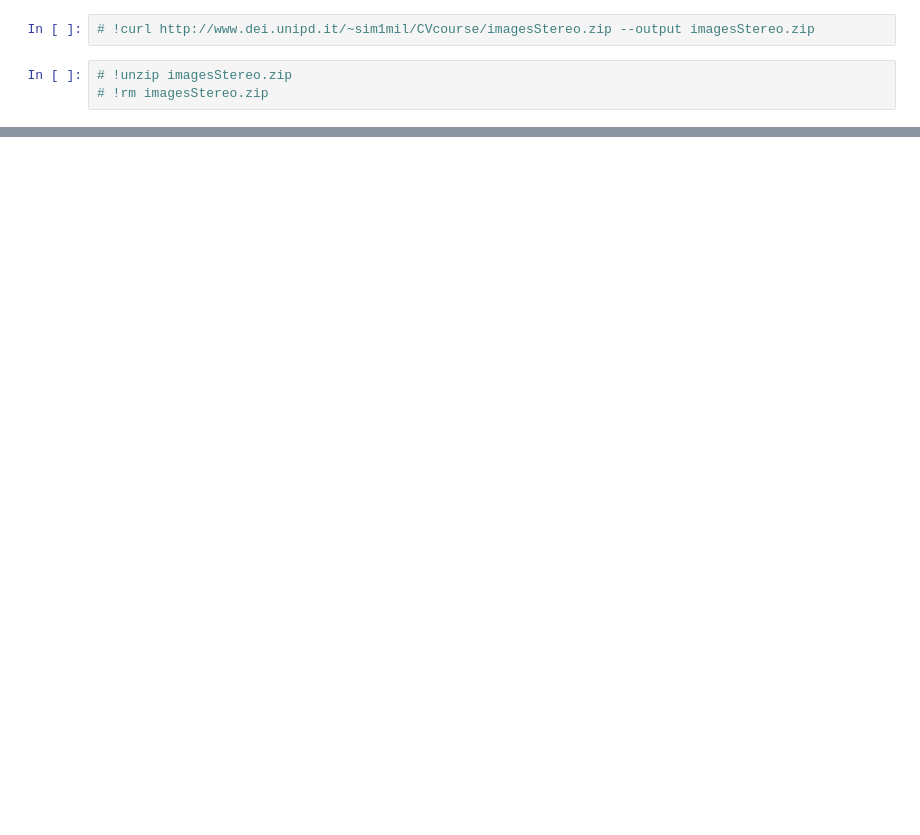
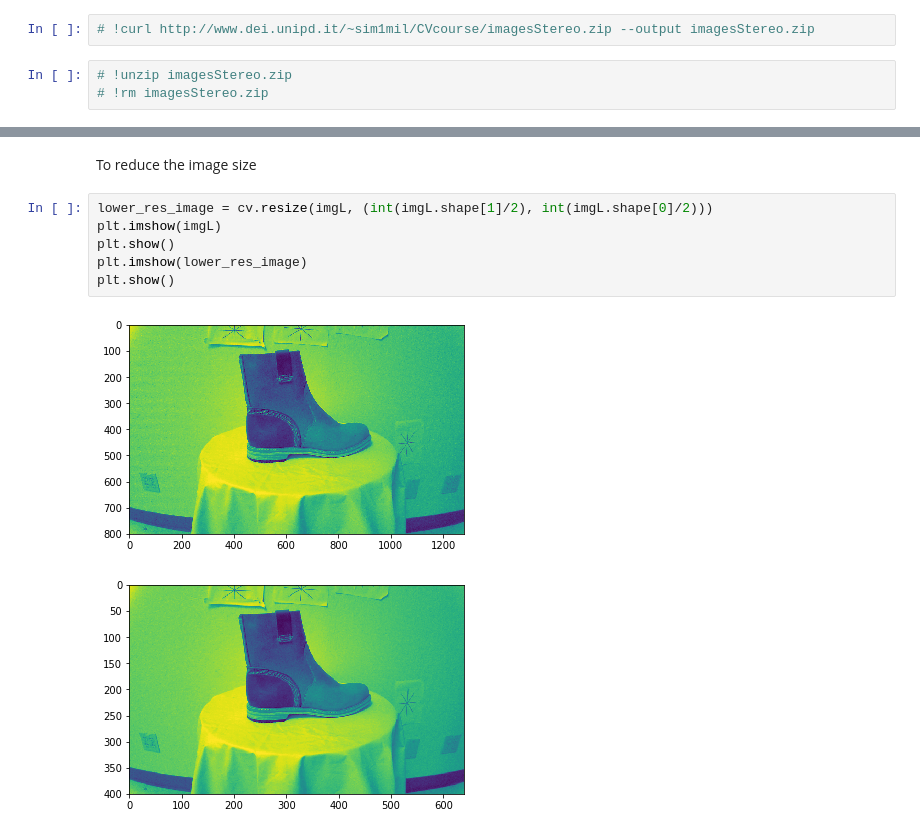
Before and after one commit to blackwiz4rd/AugmentedReality, a Jupyter notebook: disparity.ipynb, the cells around one changed output, grey strips where cells are left out. Drawn from its saved outputs; the diff is of its cells as text; blank space fills up the shorter version.

Commit message:
added resize

```diff
--- a/disparity.ipynb
+++ b/disparity.ipynb
@@ -42,0 +47,11 @@ plt.show()
+# %% [markdown]
+To reduce the image size
+# %%
+lower_res_image = cv.resize(imgL, (int(imgL.shape[1]/2), int(imgL.shape[0]/2)))
+plt.imshow(imgL)
+plt.show()
+plt.imshow(lower_res_image)
+plt.show()
+# %% [output]
+[figure, added]
+[figure, added]
```
Also changed, not shown: parts of 2 cells of this notebook.
